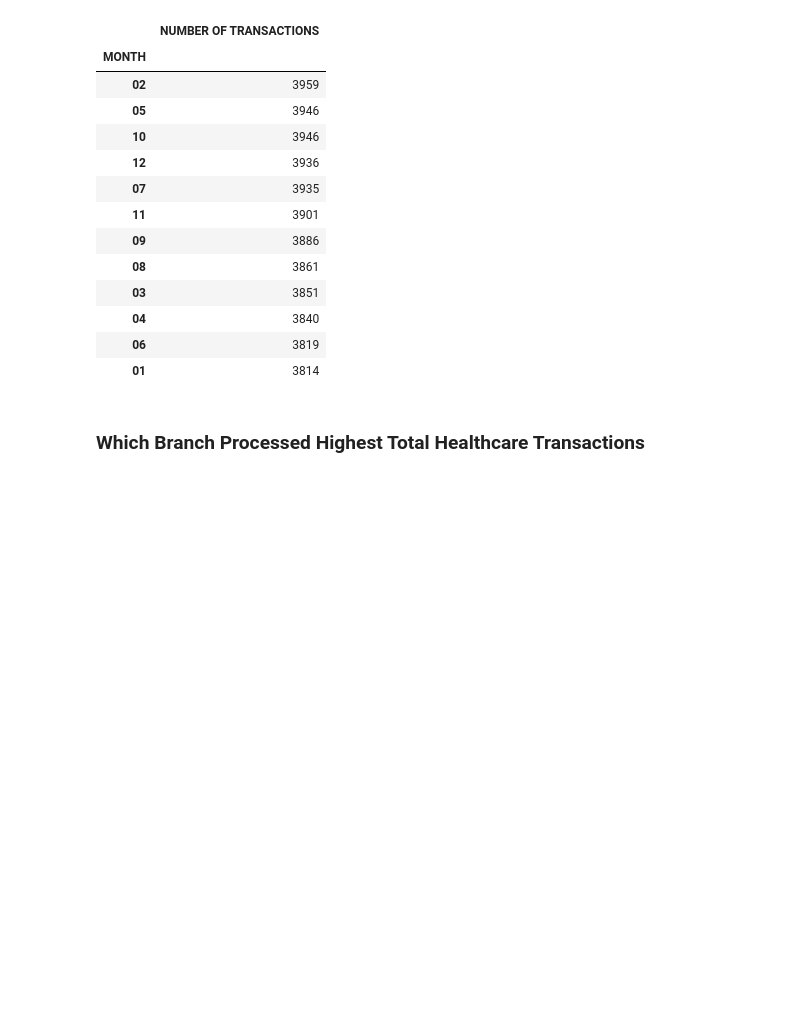
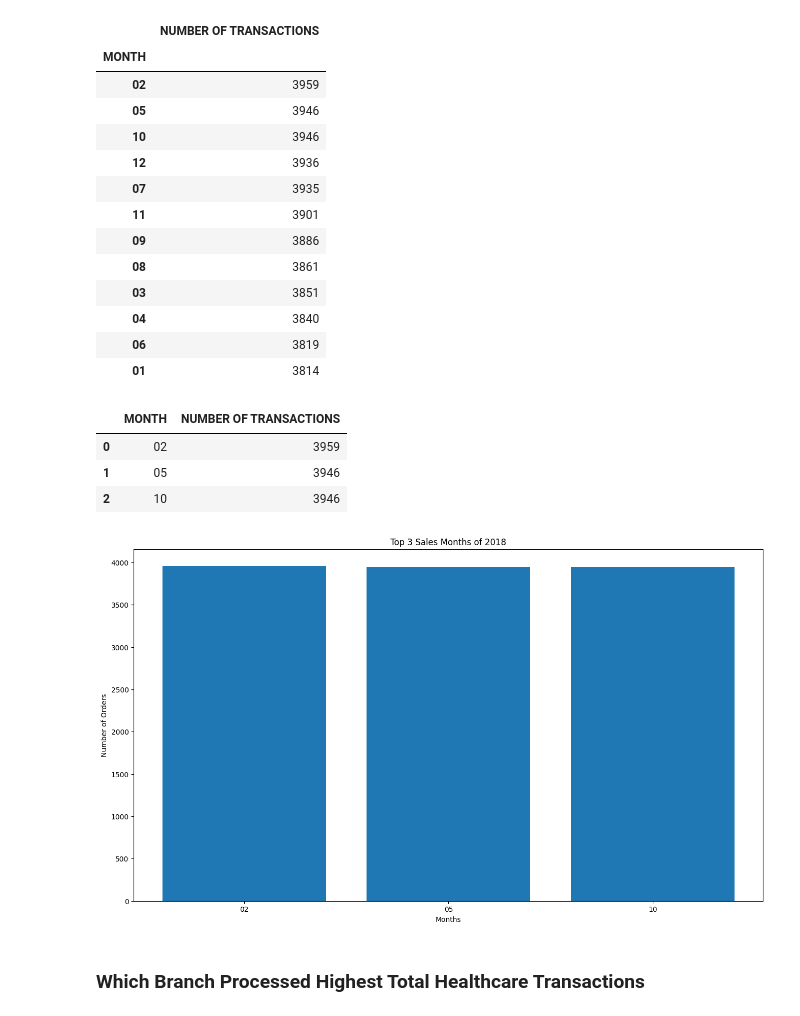
Before and after one commit to The-Captain-William/Per-Scholas-Capstone, a Jupyter notebook: main/Data Viz/data_viz_jupyter_1.ipynb, the cells around one changed output. Saved outputs shown, nothing was run; the diff lists cells and outputs as text; code cells hidden in the pictures; blank space fills up the shorter version.

```diff
--- a/main/Data Viz/data_viz_jupyter_1.ipynb
+++ b/main/Data Viz/data_viz_jupyter_1.ipynb
@@ -471,6 +537,23 @@ grouped_df
 | 04 | 3840 |
 | 06 | 3819 |
 | 01 | 3814 |
+# %%
+grouped_df.iloc[:3]
+# %% [output]
+|  | MONTH | NUMBER OF TRANSACTIONS |
+| 0 | 02 | 3959 |
+| 1 | 05 | 3946 |
+| 2 | 10 | 3946 |
+# %%
+plt.figure(figsize=(16, 9))
+plt.title('Top 3 Sales Months of 2018')
+plt.bar(grouped_df.iloc[:3]['MONTH'],
+        height=grouped_df.iloc[:3]['NUMBER OF TRANSACTIONS'])
+plt.ylabel('Number of Orders')
+plt.xlabel('Months')
+plt.show()
+# %% [output]
+[figure, added]
 # %% [markdown]
 ### Which Branch Processed Highest Total Healthcare Transactions
 # %%
```
Also changed, not shown: parts of 19 cells of this notebook, 7 other files.
